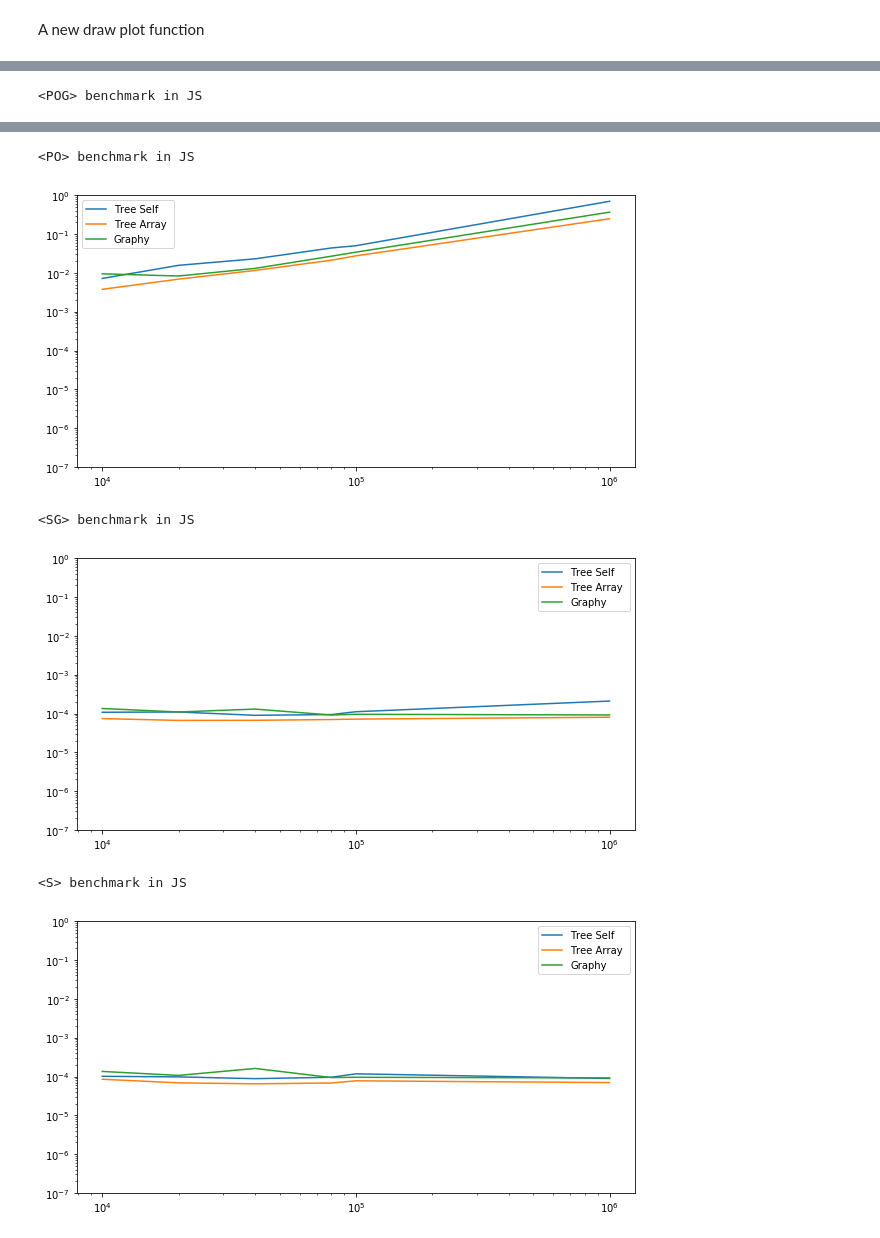
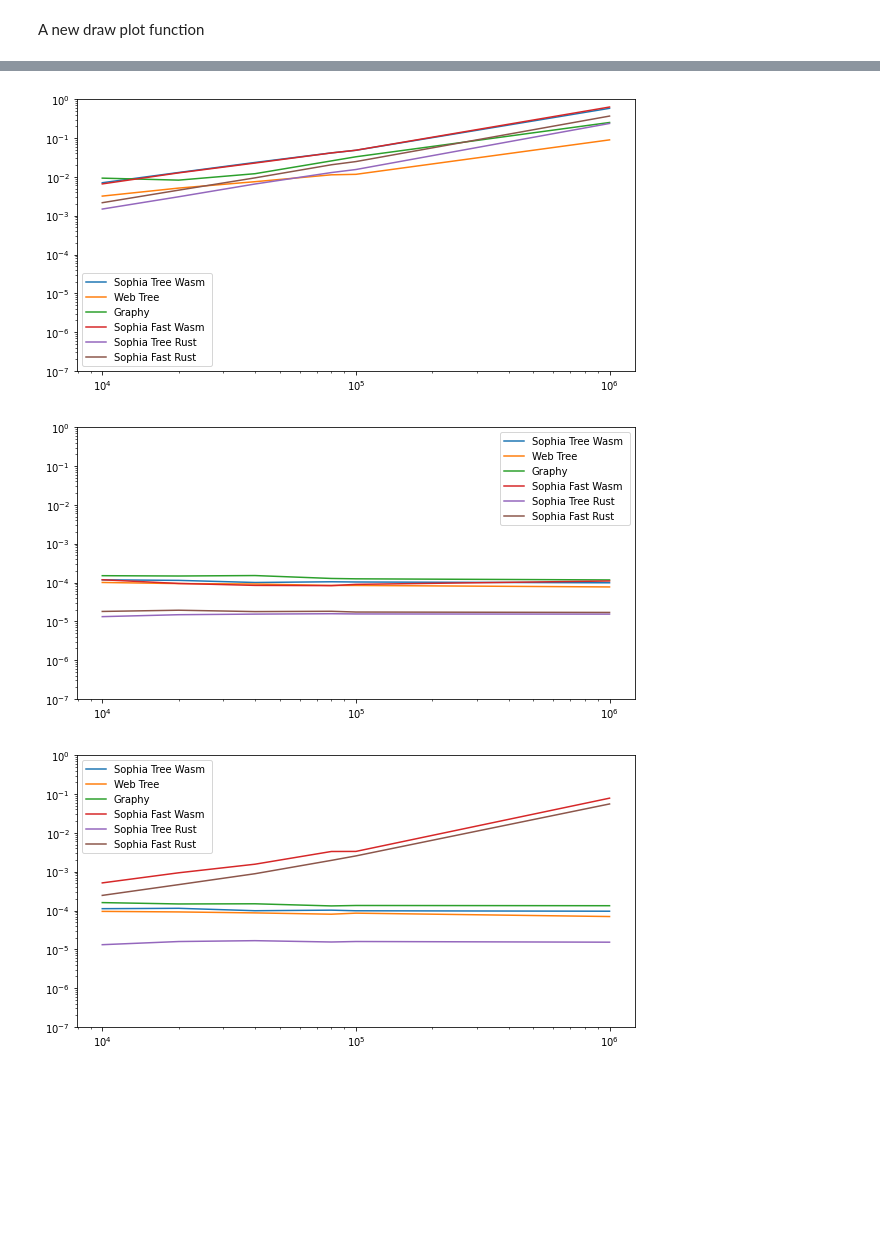
Before and after one commit to BruJu/WasmTreeDataset, a Jupyter notebook: benchmark/plots.ipynb, the cells around one changed output, grey strips where cells are left out. Saved outputs shown, nothing was run; the diff lists cells and outputs as text; code cells hidden in the pictures; blank space fills up the shorter version.

Commit message:
Actual benchmarks

```diff
--- a/benchmark/plots.ipynb
+++ b/benchmark/plots.ipynb
@@ -188,10 +190,13 @@ For the same query and datastructure, native Rust and Wasm exported datasets hav
 # %% [markdown]
 A new draw plot function
 # %%
-def draw_plot(queries, datasets, targets, intermediates):
-    def make_title(q, d, t, i):
+def draw_plots(queries, datasets, targets):
+    def make_title(q, d, t):
         if d == "Graphy":
             return "Graphy"
+
+        if d == "Web Tree":
+            return "Web Tree"
 
         zz = ""
 
@@ -201,32 +206,24 @@ def draw_plot(queries, datasets, targets, intermediates):
             zz += d + " "
         if len(targets) != 1:
             zz += t + " "
-        if len(intermediates) != 1:
-            zz += i + " "
+
         return zz
 
-    graphy_ok = False
 
     for query in queries:
         for target in targets:
             for dataset in datasets:
-                for intermediate in intermediates:
-                    if dataset == "Graphy" and graphy_ok:
-                        continue
+                x = []
+                y = []
 
-                    x = []
-                    y = []
+                for entry in data:
+                    if entry[2] == query and entry[1] == dataset and target == entry[0]:
+                        for size in data[entry]:
+                            x.append(size)
+                            y.append(data[entry][size])
 
-                    for entry in data:
-                        if entry[2] == query and entry[1] == dataset and target == entry[0] and intermediate == entry[3]:
-                            for size in data[entry]:
-                                x.append(size)
-                                y.append(data[entry][size])
-
-                    if len(x) > 0:
-                        if dataset == "Graphy":
-                            graphy_ok = True
-                        plt.loglog(x, y, label=make_title(query, dataset, target, intermediate))
+                if len(x) > 0:
+                    plt.loglog(x, y, label=make_title(query, dataset, target))
 
     # plt.title("Comparing " + graph_name + " Dataset on " + qname)
     axes = plt.gca()
@@ -284,0 +240,3 @@ Wasm (top part of the previous of the previous graph)
+# %%
+for q in queries:
+    draw_plots([q], ["Sophia Tree", "Web Tree", "Graphy", "Sophia Fast"], ["Wasm"])
@@ -367,6 +250,4 @@ for query in queries:
 # %%
 for q in queries:
-    print(query_test(q) + " benchmark in JS")
-    draw_plot([q], ["Tree", "Graphy"], ["Wasm"], ["Self", "Array"])
+    draw_plots([q], ["Sophia Tree", "Web Tree", "Graphy", "Sophia Fast"], ["Wasm", "Rust"])
 # %% [output]
-<POG> benchmark in JS
@@ -374,6 +255,3 @@ for q in queries:
-<PO> benchmark in JS
-[figure, old version]
+[figure, new version]
-<SG> benchmark in JS
-[figure, old version]
+[figure, new version]
-<S> benchmark in JS
-[figure, old version]
+[figure, new version]
```
Also changed, not shown: parts of 24 cells of this notebook.
